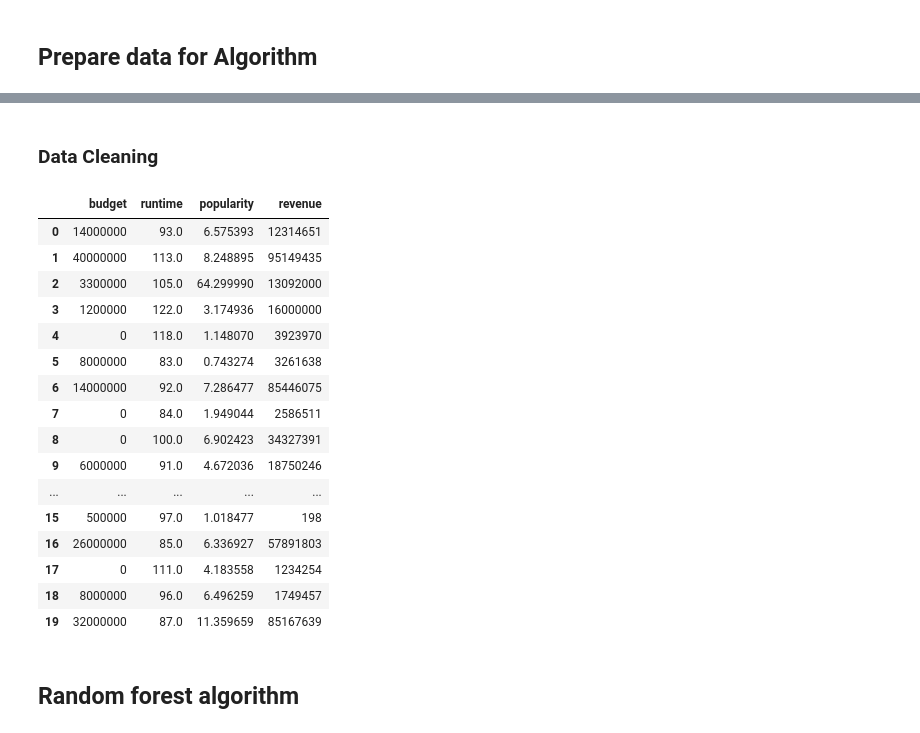
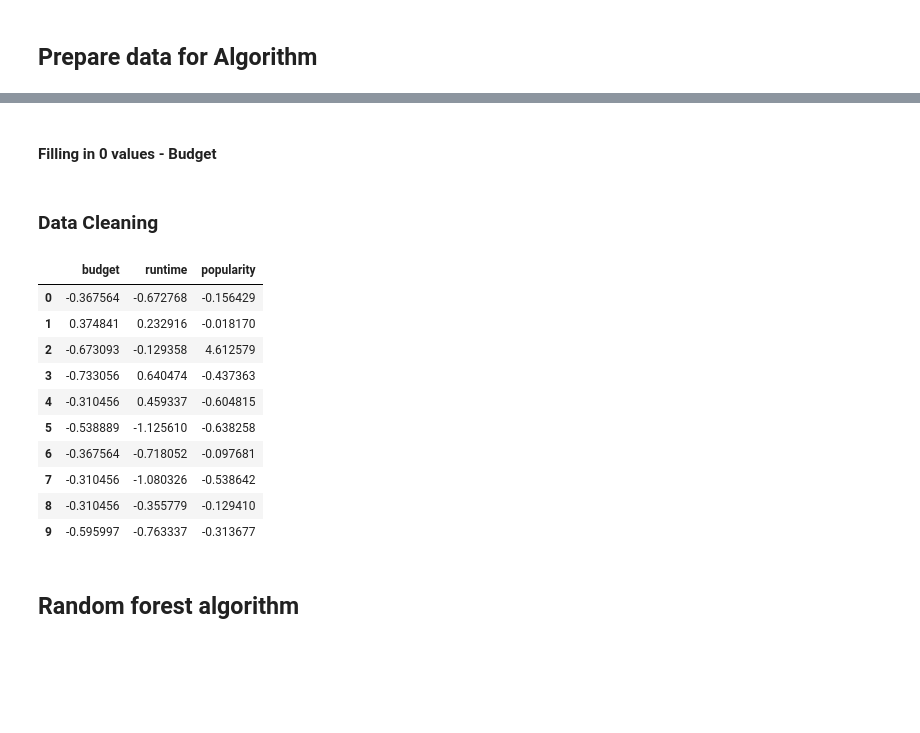
Before and after one commit to h181226/ML_assignment_2, a Jupyter notebook: nbs/ML_Assignment.ipynb, the cells around one changed output, grey strips where cells are left out. Drawn from its saved outputs; the diff is of its cells as text; code cells hidden in the pictures; blank space fills up the shorter version.

```diff
--- a/nbs/ML_Assignment.ipynb
+++ b/nbs/ML_Assignment.ipynb
@@ -93,3 +105,6 @@ train.plot(kind="scatter", x = "revenue", y = "pop_per_day", alpha = 0.1)
 #These are the attributes we are currently working with
 attributes = ["budget", "runtime", "popularity", "revenue"]
 train = train[attributes]
+train = train.dropna()
+train_labels = train["revenue"].copy()
+train = train.drop("revenue", axis=1)
@@ -129,3 +121,16 @@ train.head()
+# %% [markdown]
+#### Filling in 0 values - Budget
+# %%
+#Function for filling in the values
+def budget_fill(df, median_budget):
+    df.loc[df.budget == 0, 'budget'] = median_budget
+    return df
+# %%
+#Get the median budget but without the 0 values, this would change the value drastically
+median_budget = train[train['budget'] > 0]['budget'].median()
+
+#Fill the 0 values with median values
+train = budget_fill(train, median_budget)
 # %% [markdown]
 ### Data Cleaning
 # %%
@@ -133,26 +138,20 @@ train.head()
 scaler = StandardScaler()
 train_scaled = scaler.fit_transform(train)
 # %%
-train_ready = pd.DataFrame(train, columns=['budget', 'runtime', 'popularity','revenue'])
-train_ready.head(20)
+train_ready = pd.DataFrame(train_scaled, columns=['budget', 'runtime', 'popularity'])
+train_ready.head(10)
 # %% [output]
-|  | budget | runtime | popularity | revenue |
-| 0 | 14000000 | 93.0 | 6.575393 | 12314651 |
-| 1 | 40000000 | 113.0 | 8.248895 | 95149435 |
-| 2 | 3300000 | 105.0 | 64.299990 | 13092000 |
-| 3 | 1200000 | 122.0 | 3.174936 | 16000000 |
-| 4 | 0 | 118.0 | 1.148070 | 3923970 |
-| 5 | 8000000 | 83.0 | 0.743274 | 3261638 |
-| 6 | 14000000 | 92.0 | 7.286477 | 85446075 |
-| 7 | 0 | 84.0 | 1.949044 | 2586511 |
-| 8 | 0 | 100.0 | 6.902423 | 34327391 |
-| 9 | 6000000 | 91.0 | 4.672036 | 18750246 |
-| ... | ... | ... | ... | ... |
-| 15 | 500000 | 97.0 | 1.018477 | 198 |
-| 16 | 26000000 | 85.0 | 6.336927 | 57891803 |
-| 17 | 0 | 111.0 | 4.183558 | 1234254 |
-| 18 | 8000000 | 96.0 | 6.496259 | 1749457 |
-| 19 | 32000000 | 87.0 | 11.359659 | 85167639 |
+|  | budget | runtime | popularity |
+| 0 | -0.367564 | -0.672768 | -0.156429 |
+| 1 | 0.374841 | 0.232916 | -0.018170 |
+| 2 | -0.673093 | -0.129358 | 4.612579 |
+| 3 | -0.733056 | 0.640474 | -0.437363 |
+| 4 | -0.310456 | 0.459337 | -0.604815 |
+| 5 | -0.538889 | -1.125610 | -0.638258 |
+| 6 | -0.367564 | -0.718052 | -0.097681 |
+| 7 | -0.310456 | -1.080326 | -0.538642 |
+| 8 | -0.310456 | -0.355779 | -0.129410 |
+| 9 | -0.595997 | -0.763337 | -0.313677 |
 # %% [markdown]
 ## Random forest algorithm
 # %% [markdown]
```
Also changed, not shown: parts of 10 cells of this notebook, 4 other files.
